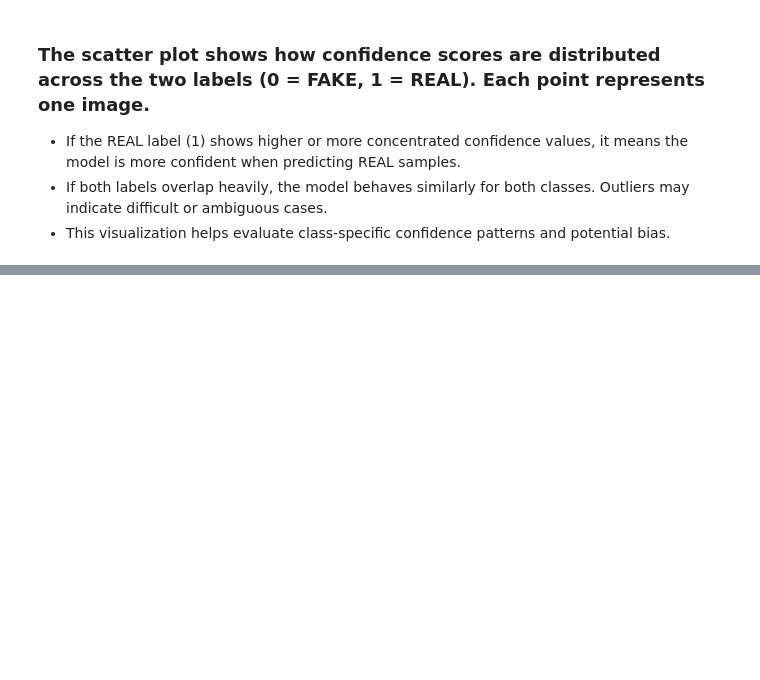
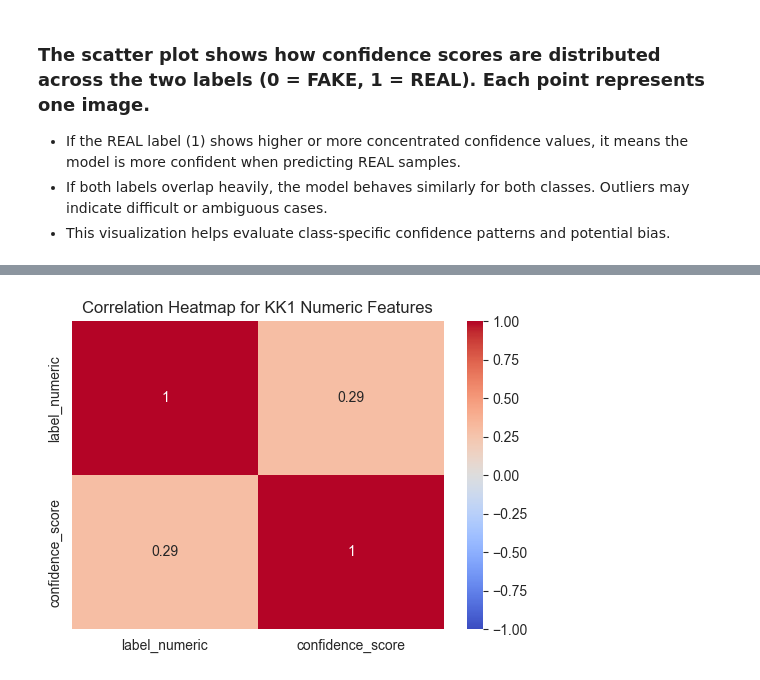
Before and after one commit to FatimaAlMurtadha/Python-atm-and-more, a Jupyter notebook: may11-2026/visualizering.ipynb, the cells around one changed output, grey strips where cells are left out. Saved outputs shown, nothing was run; the diff lists cells and outputs as text; code cells hidden in the pictures; blank space fills up the shorter version.

Commit message:
Correlation Heatmap (seaborn): Dose the model give a higher confidence score for any of the categories? and Is there any correlation between the image type and confidence score?

```diff
--- a/may11-2026/visualizering.ipynb
+++ b/may11-2026/visualizering.ipynb
@@ -272,0 +277,19 @@ plt.show()
+# %%
+plt.figure(figsize=(6,4))
+
+numeric_df = df[["label_numeric", "confidence_score"]]
+
+corr = numeric_df.corr()
+
+sns.heatmap(
+    corr,
+    annot=True,
+    cmap="coolwarm",
+    vmin=-1,
+    vmax=1
+)
+
+plt.title("Correlation Heatmap for KK1 Numeric Features")
+plt.show()
+# %% [output]
+[figure, added]
```
Also changed, not shown: parts of 3 cells of this notebook.
